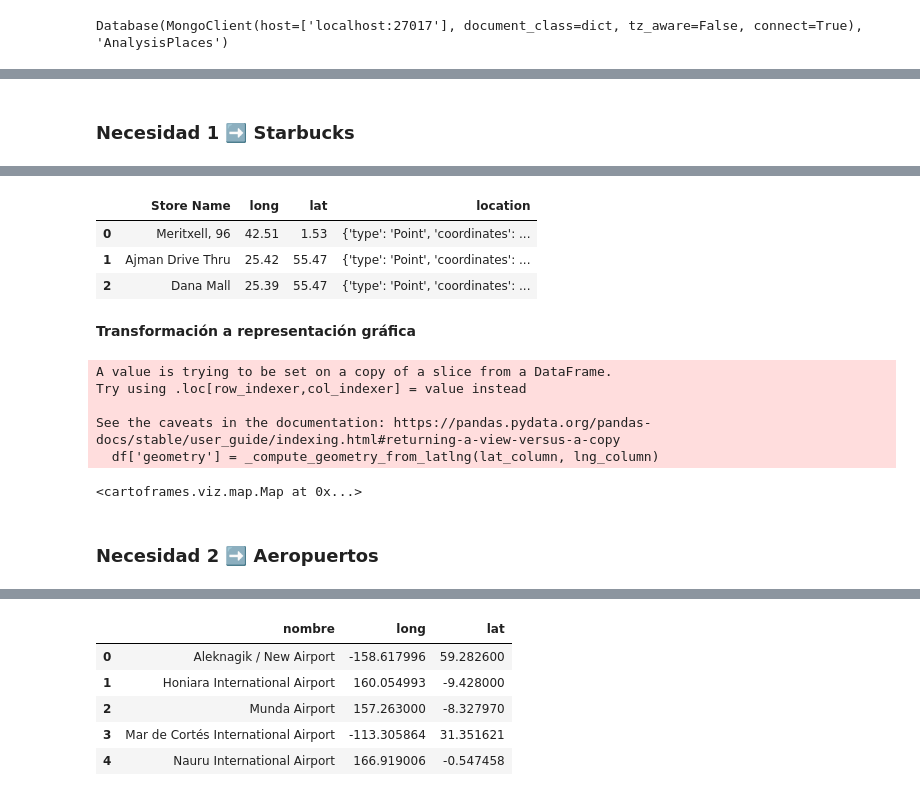
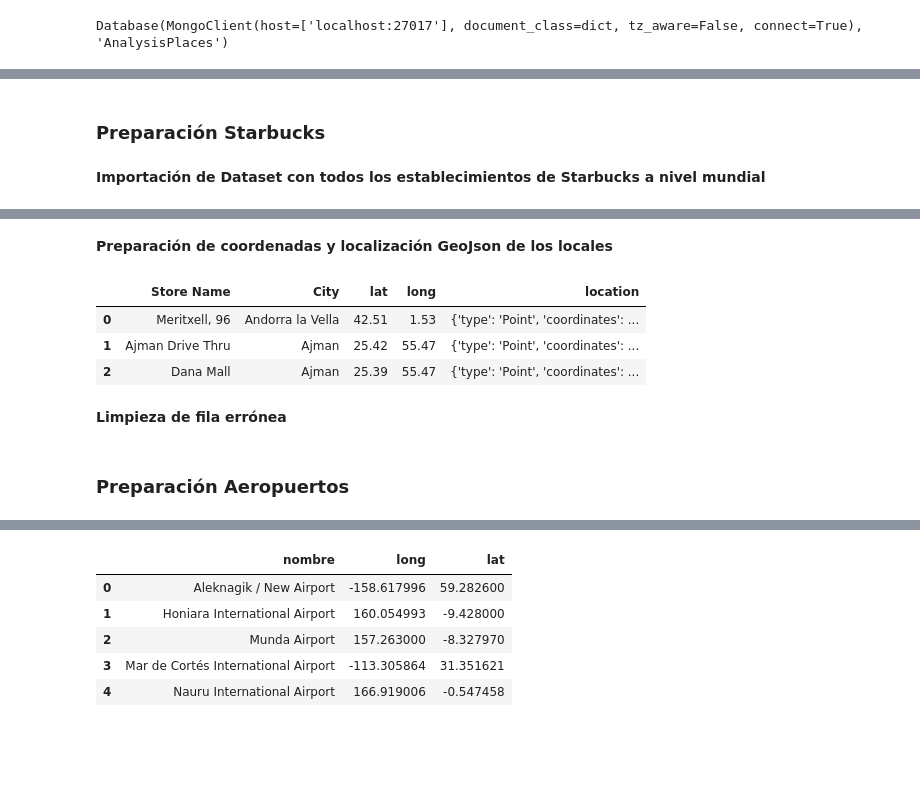
Before and after one commit to Alejorro/Analysis-Places, a Jupyter notebook: main.ipynb, the cells around one changed output, grey strips where cells are left out. Saved outputs shown, nothing was run; the diff lists cells and outputs as text; code cells hidden in the pictures; blank space fills up the shorter version.

```diff
--- a/main.ipynb
+++ b/main.ipynb
@@ -113,5 +179,7 @@ test.head(3)
 # %% [markdown]
-### Necesidad 1 ➡️ Starbucks
+### Preparación Starbucks
+# %% [markdown]
+**Importación de Dataset con todos los establecimientos de Starbucks a nivel mundial**
 # %%
 starbucksLocation = pd.read_csv("Inputs/Starbucks_Locations.csv")
 
@@ -121,25 +189,18 @@ starbucksLocation.head(3)
 | 0 | Starbucks | 47370-257954 | Meritxell, 96 | Licensed | Av. Meritxell, 96 | Andorra la Vella | 7 | AD | ... |
 | 1 | Starbucks | 22331-212325 | Ajman Drive Thru | Licensed | 1 Street 69, Al Jarf | Ajman | AJ | AE | ... |
 | 2 | Starbucks | 47089-256771 | Dana Mall | Licensed | Sheikh Khalifa Bin Zayed St. | Ajman | AJ | AE | ... |
+# %% [markdown]
+**Preparación de coordenadas y localización GeoJson de los locales**
 # %%
-starbucksLocation = starbucksLocation[["Store Name", "Latitude", "Longitude"]].rename(columns={"Latitude":"long","Longitude":"lat"})
+starbucksLocation = starbucksLocation[["Store Name", "City", "Latitude", "Longitude"]].rename(columns={"Latitude":"lat","Longitude":"long"})
 
 starbucksCoords = geojsonize(starbucksLocation)
 
 starbucksCoords.head(3)
 # %% [output]
-|  | Store Name | long | lat | location |
-| 0 | Meritxell, 96 | 42.51 | 1.53 | {'type': 'Point', 'coordinates': ... |
-| 1 | Ajman Drive Thru | 25.42 | 55.47 | {'type': 'Point', 'coordinates': ... |
-| 2 | Dana Mall | 25.39 | 55.47 | {'type': 'Point', 'coordinates': ... |
+|  | Store Name | City | lat | long | location |
+| 0 | Meritxell, 96 | Andorra la Vella | 42.51 | 1.53 | {'type': 'Point', 'coordinates': ... |
+| 1 | Ajman Drive Thru | Ajman | 25.42 | 55.47 | {'type': 'Point', 'coordinates': ... |
+| 2 | Dana Mall | Ajman | 25.39 | 55.47 | {'type': 'Point', 'coordinates': ... |
-# %% [markdown]
-**Transformación a representación gráfica**
-# %%
-Map(Layer(starbucksCoords.iloc[0:130]))
-# %% [output]
-A value is trying to be set on a copy of a slice from a DataFrame.
-Try using .loc[row_indexer,col_indexer] = value instead
-
-See the caveats in the documentation: https://pandas.pydata.org/pandas-docs/stable/user_guide/indexing.html#returning-a-view-versus-a-copy
-  df['geometry'] = _compute_geometry_from_latlng(lat_column, lng_column)
-<cartoframes.viz.map.Map at 0x...>
+# %% [markdown]
+**Limpieza de fila errónea**
@@ -146,2 +209,2 @@ See the caveats in the documentation: https://pandas.pydata.org/pandas-docs/stab
 # %% [markdown]
-### Necesidad 2 ➡️ Aeropuertos
+### Preparación Aeropuertos
```
Also changed, not shown: parts of 65 cells of this notebook, 11 other files.
